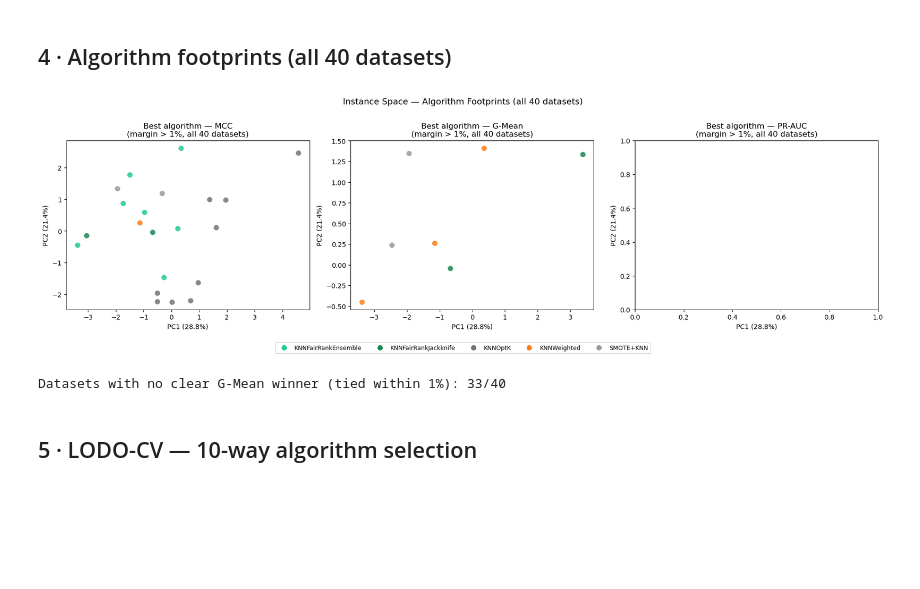
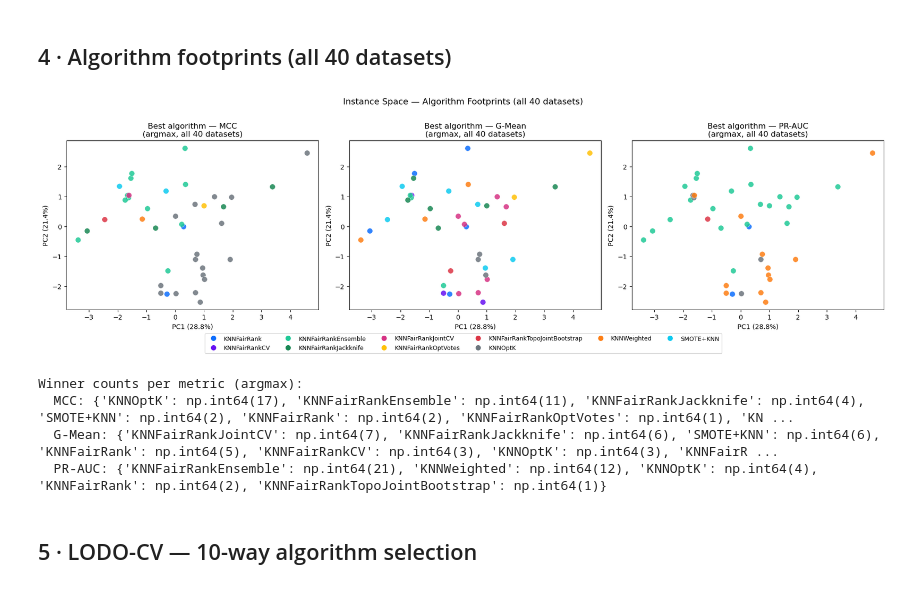
Before and after one commit to zepaulo333/knn_classimbalance, a Jupyter notebook: notebooks/meta_analysis.ipynb, the cells around one changed output. Saved outputs shown, nothing was run; the diff lists cells and outputs as text; code cells hidden in the pictures; blank space fills up the shorter version.

```diff
--- a/notebooks/meta_analysis.ipynb
+++ b/notebooks/meta_analysis.ipynb
@@ -59,14 +70,10 @@ def compute_metrics(df):
     mcc_den = np.sqrt((tp+fp)*(tp+fn)*(tn+fp)*(tn+fn)) + 1e-9
     return {"g_mean": g_mean, "mcc": mcc_num/mcc_den}
 
-from sklearn.metrics import average_precision_score
-
 def compute_metrics_full(df):
     base = compute_metrics(df)
-    if "prob_minority" in df.columns and df["prob_minority"].notna().any():
-        base["pr_auc"] = average_precision_score(df["y_true"], df["prob_minority"])
-    else:
-        base["pr_auc"] = np.nan
+    # pr_auc is pre-computed per fold in the benchmark CSV — read it directly
+    base["pr_auc"] = df["pr_auc"].mean() if "pr_auc" in df.columns else float("nan")
     return base
 
 # Filter degenerate datasets — same regime as entrega_final.ipynb §8
@@ -82,12 +89,13 @@ print(f"After filtering degenerate datasets: {bench['dataset'].nunique()} datase
 agg_rows = []
 for (ds, algo, rep, fold), g in bench.groupby(["dataset","algorithm","repeat","fold"]):
     m = compute_metrics_full(g)
-    m.update({"dataset": ds, "algorithm": algo, "rep": rep, "fold": fold})  # rep = repeat index
+    m.update({"dataset": ds, "algorithm": algo, "rep": rep, "fold": fold})
     agg_rows.append(m)
 
 agg = pd.DataFrame(agg_rows)
 agg_all = agg.groupby(["dataset","algorithm"])[["mcc","g_mean","pr_auc"]].mean().reset_index()
 print(f"agg_all: {len(agg_all)} rows, {agg_all['dataset'].nunique()} datasets, {agg_all['algorithm'].nunique()} algorithms")
+print(f"pr_auc non-null: {agg_all['pr_auc'].notna().sum()}/{len(agg_all)}")
 # %% [output]
 Loaded 49 datasets
 Benchmark: results/tables/benchmark_5rep.csv
@@ -250,7 +259,6 @@ nn_dist_ratio        0.020  0.218
 # %% [markdown]
 ## 4 · Algorithm footprints (all 40 datasets)
 # %%
-_WIN_MARGIN = 0.01
 _ISA_METRICS = [("mcc","MCC"), ("g_mean","G-Mean"), ("pr_auc","PR-AUC")]
 
 ALGOS_META = sorted(agg_all["algorithm"].unique())
@@ -258,7 +266,7 @@ PALETTE_META = {
     "KNNBase":                       "#adb5bd",
     "KNNOptK":                       "#6c757d",
     "KNNWeighted":                   "#fd7e14",
-    "SMOTEKNN":                      "#0dcaf0",
+    "SMOTE+KNN":                     "#0dcaf0",
     "KNNFairRank":                   "#0d6efd",
     "KNNFairRankCV":                 "#6610f2",
     "KNNFairRankJointCV":            "#d63384",
@@ -268,45 +276,46 @@ PALETTE_META = {
     "KNNFairRankTopoJointBootstrap": "#dc3545",
 }
 
-def _margin_winner(pivot, margin=_WIN_MARGIN):
-    best   = pivot.max(axis=1)
-    second = pivot.apply(lambda r: r.nlargest(2).iloc[-1], axis=1)
-    return pivot.idxmax(axis=1).where(best - second > margin, other=pd.NA)
-
+# argmax winner — every dataset gets a colour, no ties
 _win_df = isa_meta[["dataset","PC1","PC2"]].copy()
 for _m, _ in _ISA_METRICS:
     _pivot = agg_all.pivot(index="dataset", columns="algorithm", values=_m)
-    _win_df[f"{_m}_winner"] = _margin_winner(_pivot).reindex(_win_df["dataset"]).values
+    _win_df[f"{_m}_winner"] = _pivot.idxmax(axis=1).reindex(_win_df["dataset"]).values
 
 fig, axes = plt.subplots(1, 3, figsize=(18, 5))
 for ax, (_m, _label) in zip(axes, _ISA_METRICS):
     for algo in ALGOS_META:
         mask = _win_df[f"{_m}_winner"] == algo
         if not mask.any(): continue
         sub = _win_df[mask]
         ax.scatter(sub["PC1"], sub["PC2"], color=PALETTE_META.get(algo,"#999"),
                    s=70, alpha=0.85, edgecolors="white", linewidths=0.4, label=algo, zorder=3)
     ax.set_xlabel(f"PC1 ({_isa_var[0]:.1%})")
     ax.set_ylabel(f"PC2 ({_isa_var[1]:.1%})")
-    ax.set_title(f"Best algorithm — {_label}\n(margin > {_WIN_MARGIN:.0%}, all 40 datasets)")
+    ax.set_title(f"Best algorithm — {_label}\n(argmax, all 40 datasets)")
 
 _foot_algos = [a for a in ALGOS_META if any((_win_df[f"{m}_winner"]==a).any() for m,_ in _ISA_METRICS)]
 _foot_handles = [
     plt.Line2D([0],[0], marker="o", color="w", markerfacecolor=PALETTE_META.get(a,"#999"),
                markersize=9, label=a) for a in _foot_algos
 ]
 fig.legend(handles=_foot_handles, loc="lower center", ncol=6,
            bbox_to_anchor=(0.5,-0.08), fontsize=9, frameon=True)
 plt.suptitle("Instance Space — Algorithm Footprints (all 40 datasets)", fontsize=13, y=1.01)
 plt.tight_layout()
 plt.savefig("results/figures/meta_isa_footprints.png", bbox_inches="tight")
 plt.show()
 
-n_tied = _win_df["g_mean_winner"].isna().sum()
-print(f"Datasets with no clear G-Mean winner (tied within {_WIN_MARGIN:.0%}): {n_tied}/{len(_win_df)}")
+print("Winner counts per metric (argmax):")
+for _m, _label in _ISA_METRICS:
+    counts = _win_df[f"{_m}_winner"].value_counts()
+    print(f"  {_label}: {dict(counts)}")
 # %% [output]
-[figure, old version]
+[figure, new version]
-Datasets with no clear G-Mean winner (tied within 1%): 33/40
+Winner counts per metric (argmax):
+  MCC: {'KNNOptK': np.int64(17), 'KNNFairRankEnsemble': np.int64(11), 'KNNFairRankJackknife': np.int64(4), 'SMOTE+KNN': np.int64(2), 'KNNFairRank': np.int64(2), 'KNNFairRankOptVotes': np.int64(1), 'KN ...
+  G-Mean: {'KNNFairRankJointCV': np.int64(7), 'KNNFairRankJackknife': np.int64(6), 'SMOTE+KNN': np.int64(6), 'KNNFairRank': np.int64(5), 'KNNFairRankCV': np.int64(3), 'KNNOptK': np.int64(3), 'KNNFairR ...
+  PR-AUC: {'KNNFairRankEnsemble': np.int64(21), 'KNNWeighted': np.int64(12), 'KNNOptK': np.int64(4), 'KNNFairRank': np.int64(2), 'KNNFairRankTopoJointBootstrap': np.int64(1)}
 # %% [markdown]
 ## 5 · LODO-CV — 10-way algorithm selection
 # %%
```
Also changed, not shown: parts of 7 cells of this notebook, 16 other files.
